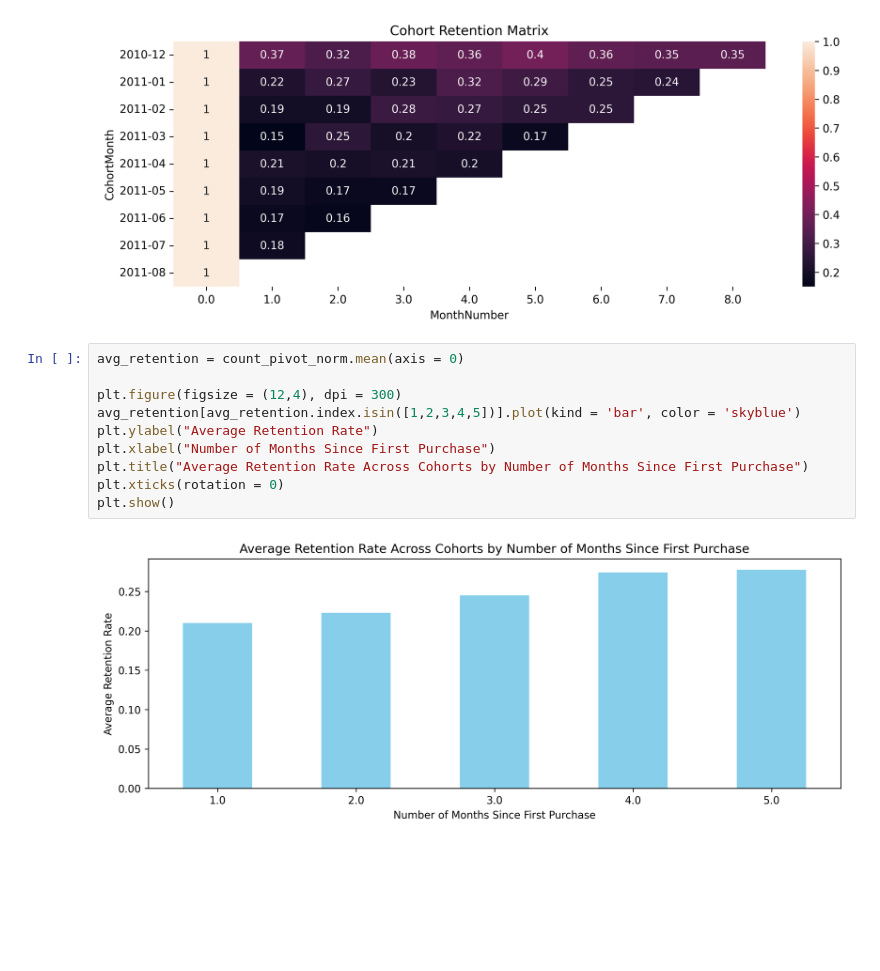
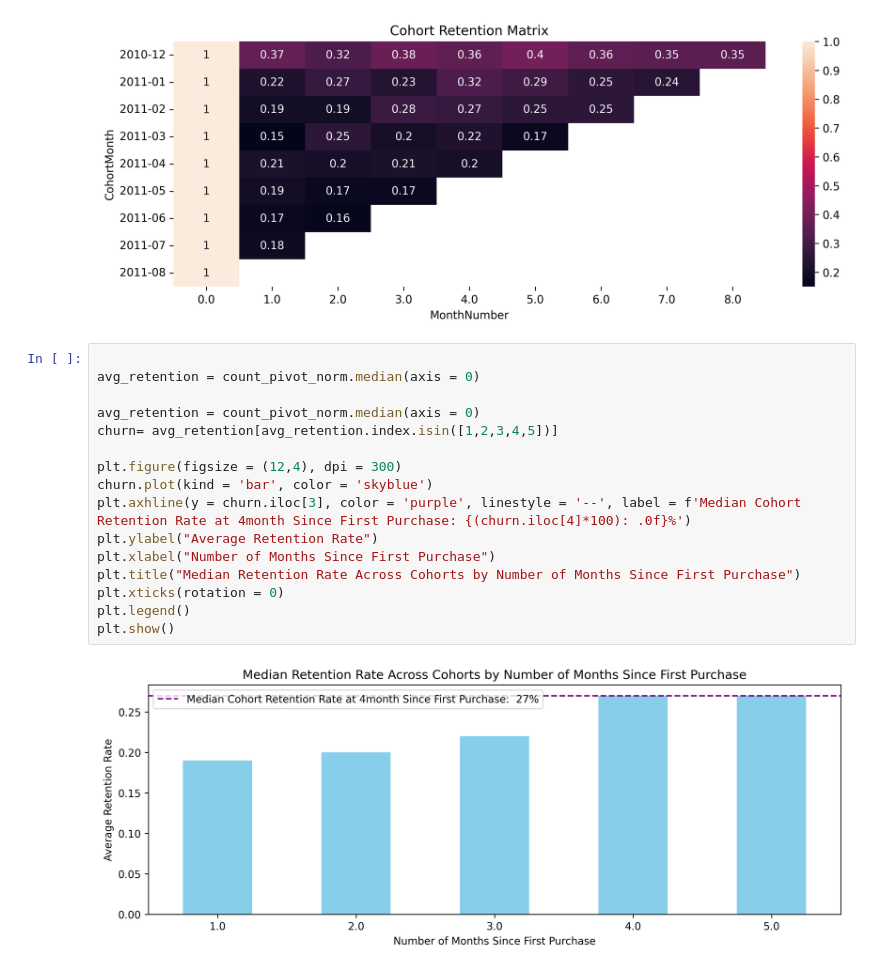
Before and after one commit to mundundan-star/online-retail-customer-analytics, a Jupyter notebook: 4_0_Retention_and_Churn_Analysis.ipynb, the cells around one changed output. Drawn from its saved outputs; the diff is of its cells as text; blank space fills up the shorter version.

```diff
--- a/4_0_Retention_and_Churn_Analysis.ipynb
+++ b/4_0_Retention_and_Churn_Analysis.ipynb
@@ -65,14 +67,20 @@ plt.show()
 [figure]
 [figure]
 # %%
-avg_retention = count_pivot_norm.mean(axis = 0)
+
+avg_retention = count_pivot_norm.median(axis = 0)
+
+avg_retention = count_pivot_norm.median(axis = 0)
+churn= avg_retention[avg_retention.index.isin([1,2,3,4,5])]
 
 plt.figure(figsize = (12,4), dpi = 300)
-avg_retention[avg_retention.index.isin([1,2,3,4,5])].plot(kind = 'bar', color = 'skyblue')
+churn.plot(kind = 'bar', color = 'skyblue')
+plt.axhline(y = churn.iloc[3], color = 'purple', linestyle = '--', label = f'Median Cohort Retention Rate at 4month Since First Purchase: {(churn.iloc[4]*100): .0f}%')
 plt.ylabel("Average Retention Rate")
 plt.xlabel("Number of Months Since First Purchase")
-plt.title("Average Retention Rate Across Cohorts by Number of Months Since First Purchase")
+plt.title("Median Retention Rate Across Cohorts by Number of Months Since First Purchase")
 plt.xticks(rotation = 0)
+plt.legend()
 plt.show()
 # %% [output]
-[figure, old version]
+[figure, new version]
```
Also changed, not shown: parts of 3 cells of this notebook.
